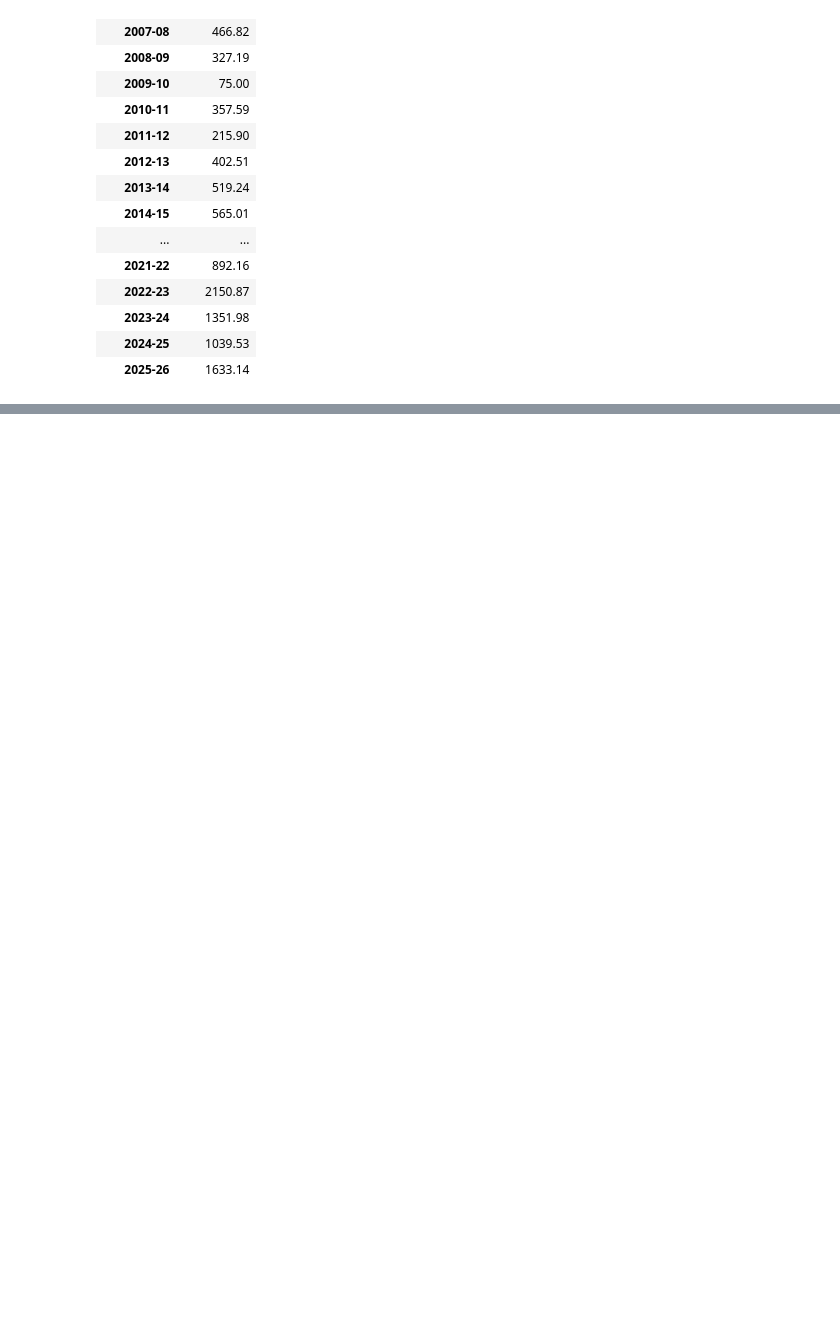
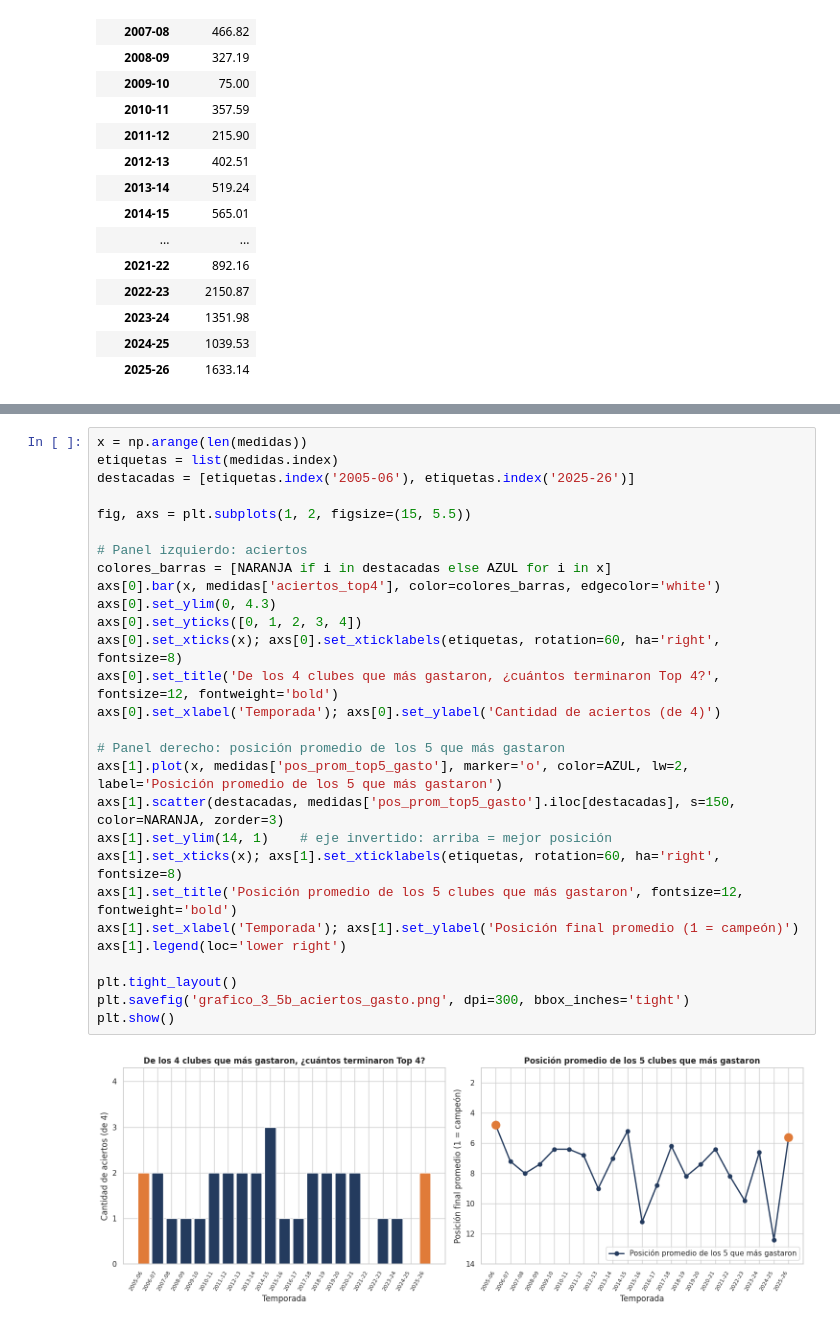
Before and after one commit to valeencamargo14/TP-Labo-, a Jupyter notebook: TP_Labo.ipynb, the cells around one changed output, grey strips where cells are left out. Drawn from its saved outputs; the diff is of its cells as text; blank space fills up the shorter version.

```diff
--- a/TP_Labo.ipynb
+++ b/TP_Labo.ipynb
@@ -362,0 +598,30 @@ plt.show()
+# %%
+x = np.arange(len(medidas))
+etiquetas = list(medidas.index)
+destacadas = [etiquetas.index('2005-06'), etiquetas.index('2025-26')]
+
+fig, axs = plt.subplots(1, 2, figsize=(15, 5.5))
+
+# Panel izquierdo: aciertos
+colores_barras = [NARANJA if i in destacadas else AZUL for i in x]
+axs[0].bar(x, medidas['aciertos_top4'], color=colores_barras, edgecolor='white')
+axs[0].set_ylim(0, 4.3)
+axs[0].set_yticks([0, 1, 2, 3, 4])
+axs[0].set_xticks(x); axs[0].set_xticklabels(etiquetas, rotation=60, ha='right', fontsize=8)
+axs[0].set_title('De los 4 clubes que más gastaron, ¿cuántos terminaron Top 4?', fontsize=12, fontweight='bold')
+axs[0].set_xlabel('Temporada'); axs[0].set_ylabel('Cantidad de aciertos (de 4)')
+
+# Panel derecho: posición promedio de los 5 que más gastaron
+axs[1].plot(x, medidas['pos_prom_top5_gasto'], marker='o', color=AZUL, lw=2, label='Posición promedio de los 5 que más gastaron')
+axs[1].scatter(destacadas, medidas['pos_prom_top5_gasto'].iloc[destacadas], s=150, color=NARANJA, zorder=3)
+axs[1].set_ylim(14, 1)    # eje invertido: arriba = mejor posición
+axs[1].set_xticks(x); axs[1].set_xticklabels(etiquetas, rotation=60, ha='right', fontsize=8)
+axs[1].set_title('Posición promedio de los 5 clubes que más gastaron', fontsize=12, fontweight='bold')
+axs[1].set_xlabel('Temporada'); axs[1].set_ylabel('Posición final promedio (1 = campeón)')
+axs[1].legend(loc='lower right')
+
+plt.tight_layout()
+plt.savefig('grafico_3_5b_aciertos_gasto.png', dpi=300, bbox_inches='tight')
+plt.show()
+# %% [output]
+[figure, added]
```
Also changed, not shown: parts of 62 cells of this notebook.
